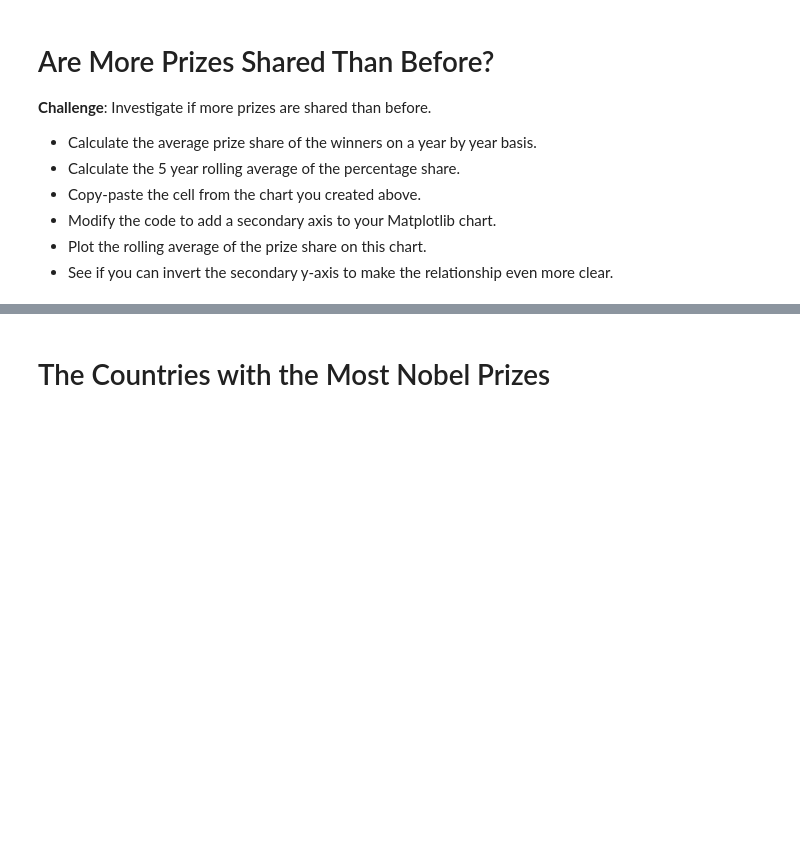
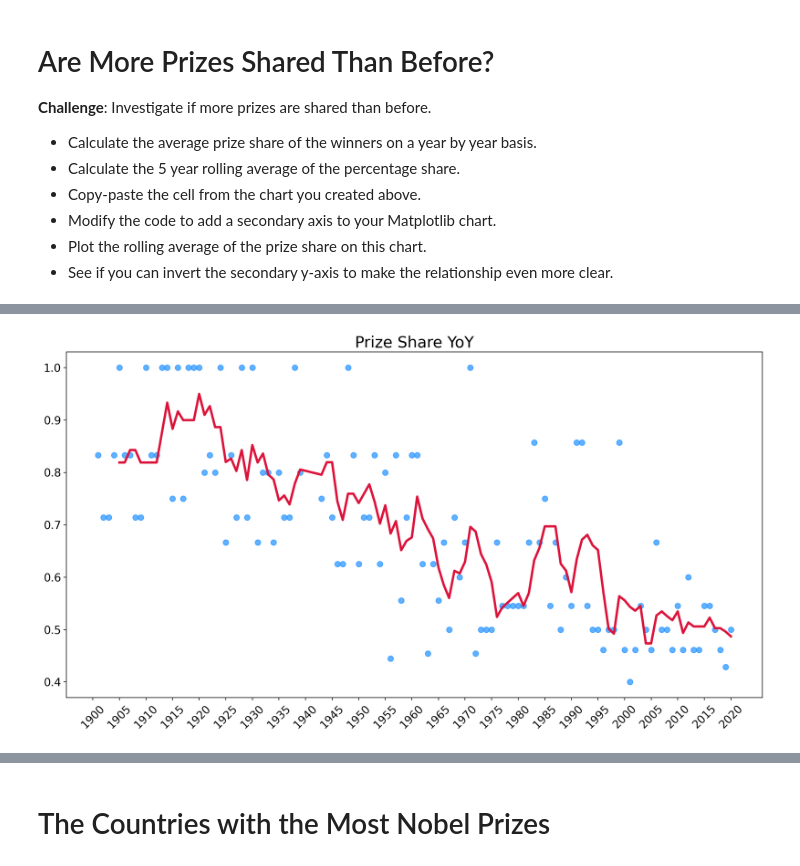
Before and after one commit to rathoddharmendra/python_100din, a Jupyter notebook: Day_79 - Nobel Prize Analysis/Final_Nobel_Prize_Analysis.ipynb, the cells around one changed output, grey strips where cells are left out. Saved outputs shown, nothing was run; the diff lists cells and outputs as text; code cells hidden in the pictures; blank space fills up the shorter version.

```diff
--- a/Day_79 - Nobel Prize Analysis/Final_Nobel_Prize_Analysis.ipynb
+++ b/Day_79 - Nobel Prize Analysis/Final_Nobel_Prize_Analysis.ipynb
@@ -548,0 +693,23 @@ v_bar_split.show()
+# %%
+plt.figure(figsize=(16,8), dpi=200)
+plt.title('Prize Share YoY', fontsize=20)
+plt.yticks(fontsize=14)
+plt.xticks(ticks=np.arange(1900, 2021, step=5),
+           fontsize=14,
+           rotation=45)
+# ax1 = plt.gca
+# ax2 = ax1.twinx()
+
+plt.scatter(x=prize_share.index,
+           y=prize_share.values,
+           c='dodgerblue',
+           alpha=0.7,
+           s=50,)
+
+plt.plot(prize_share.index,
+         rolling_prize_share.values,
+         c='crimson',
+         linewidth=3,)
+plt.show()
+# %% [output]
+[figure, added]
```
Also changed, not shown: parts of 54 cells of this notebook.
